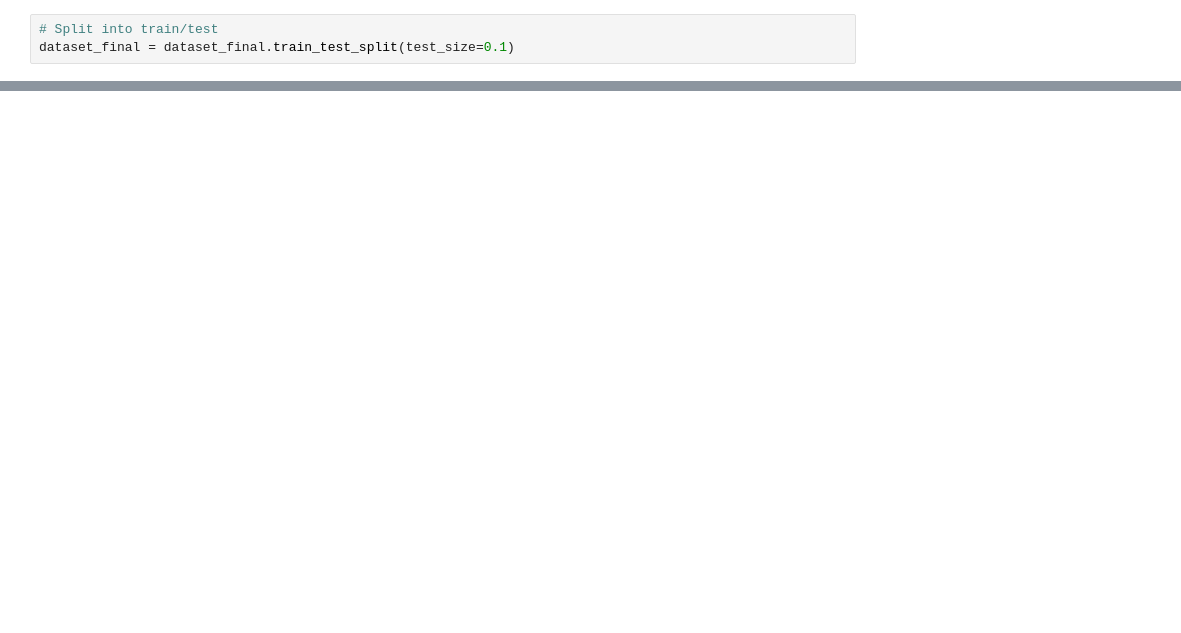
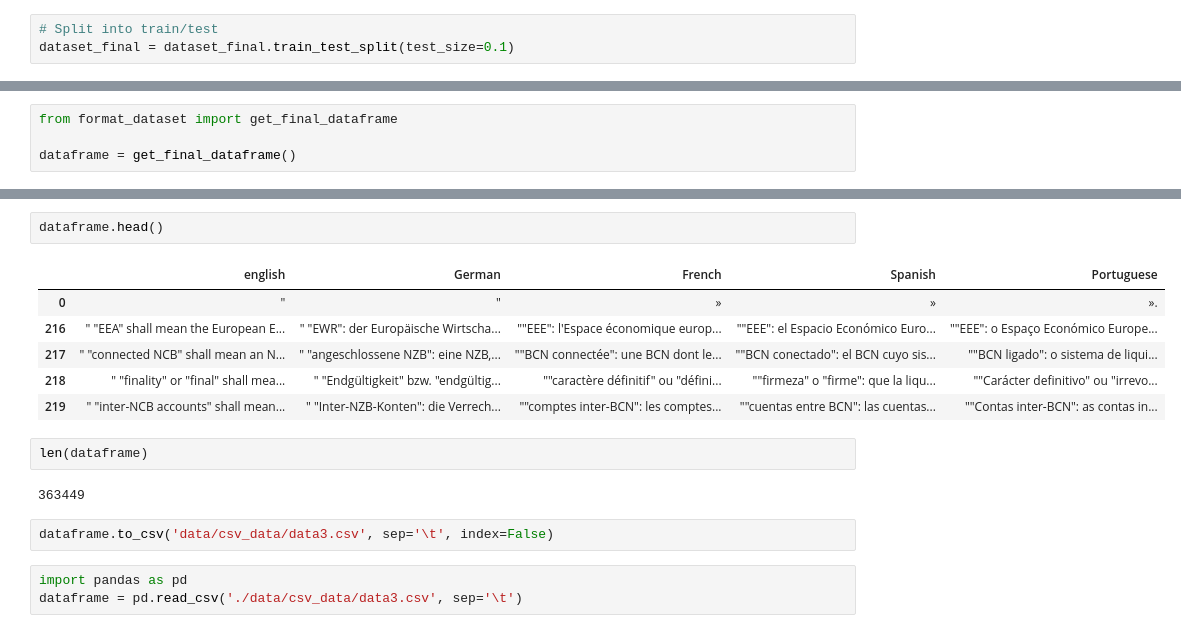
Before and after one commit to iampali/Mbart-Law-finetune, a Jupyter notebook: create_dataset.ipynb, the cells around one changed output, grey strips where cells are left out. Drawn from its saved outputs; the diff is of its cells as text; blank space fills up the shorter version.

```diff
--- a/create_dataset.ipynb
+++ b/create_dataset.ipynb
@@ -636,0 +461,4 @@ KeyboardInterrupt:
+# %%
+from format_dataset import get_final_dataframe
+
+dataframe = get_final_dataframe()
@@ -636,0 +470,18 @@ KeyboardInterrupt:
+# %%
+dataframe.head()
+# %% [output]
+|  | english | German | French | Spanish | Portuguese |
+| 0 | " | " | » | » | ». |
+| 216 | " "EEA" shall mean the European E... | " "EWR": der Europäische Wirtscha... | ""EEE": l'Espace économique europ... | ""EEE": el Espacio Económico Euro... | ""EEE": o Espaço Económico Europe... |
+| 217 | " "connected NCB" shall mean an N... | " "angeschlossene NZB": eine NZB,... | ""BCN connectée": une BCN dont le... | ""BCN conectado": el BCN cuyo sis... | ""BCN ligado": o sistema de liqui... |
+| 218 | " "finality" or "final" shall mea... | " "Endgültigkeit" bzw. "endgültig... | ""caractère définitif" ou "défini... | ""firmeza" o "firme": que la liqu... | ""Carácter definitivo" ou "irrevo... |
+| 219 | " "inter-NCB accounts" shall mean... | " "Inter-NZB-Konten": die Verrech... | ""comptes inter-BCN": les comptes... | ""cuentas entre BCN": las cuentas... | ""Contas inter-BCN": as contas in... |
+# %%
+len(dataframe)
+# %% [output]
+363449
+# %%
+dataframe.to_csv('data/csv_data/data3.csv', sep='\t', index=False)
+# %%
+import pandas as pd
+dataframe = pd.read_csv('./data/csv_data/data3.csv', sep='\t')
```
Also changed, not shown: parts of 71 cells of this notebook.
